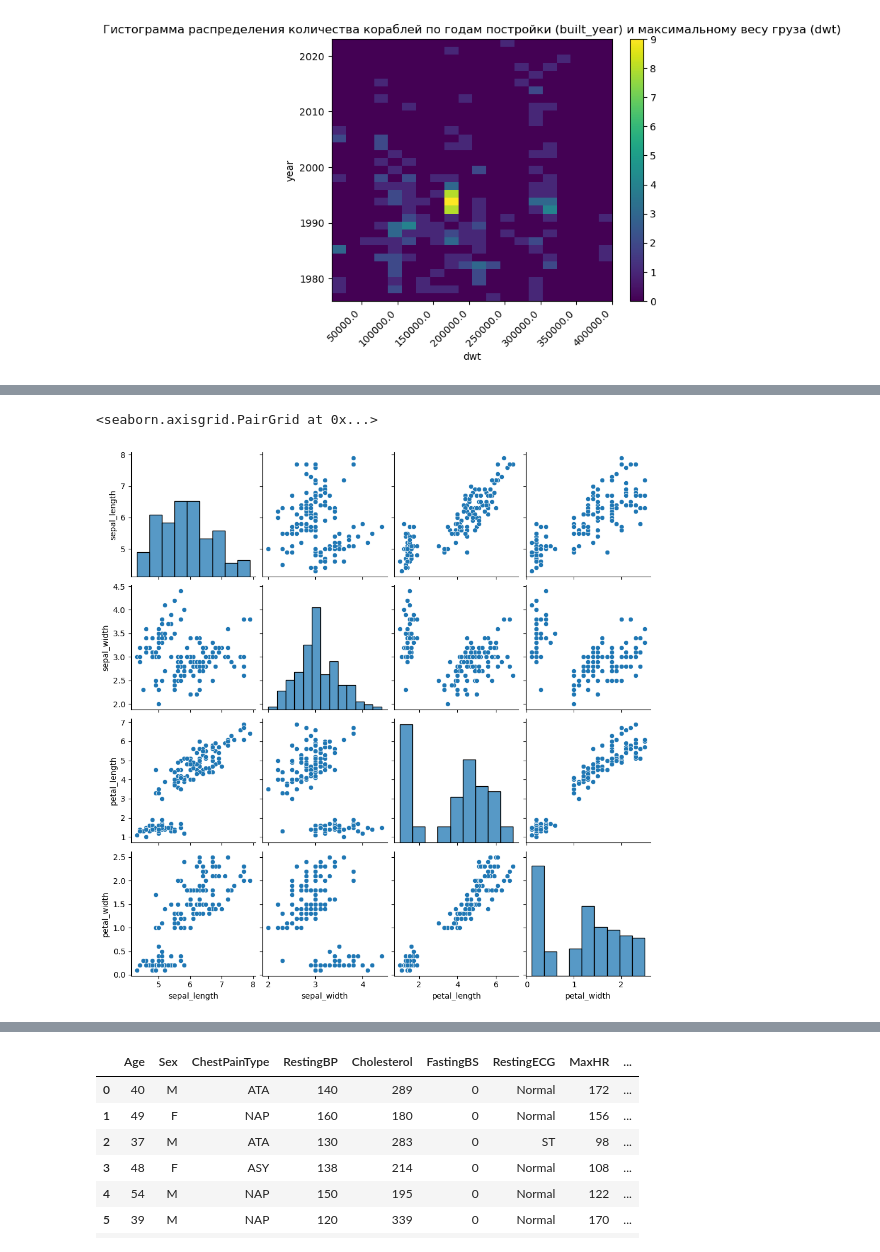
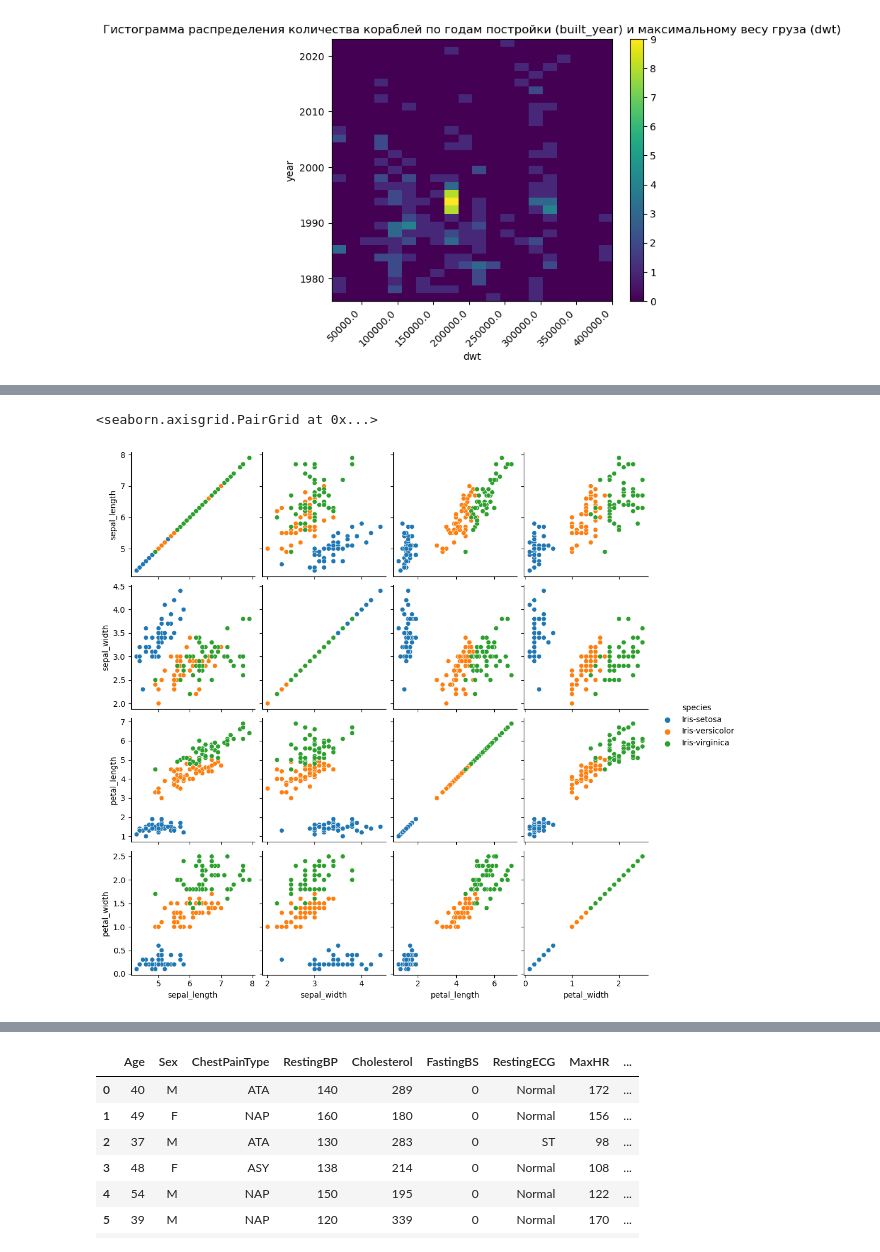
Before and after one commit to ArinaFedotova/APL.lab2, a Jupyter notebook: lab2.ipynb, the cells around one changed output, grey strips where cells are left out. Cells and saved outputs as stored; diff of their text form; code cells hidden in the pictures.

```diff
--- a/lab2.ipynb
+++ b/lab2.ipynb
@@ -190,7 +180,7 @@ ds_iris
 # %%
-sns.pairplot(ds_iris)
+sns.pairplot(ds_iris, hue = 'species', diag_kind = None)
 # %% [output]
 <seaborn.axisgrid.PairGrid at 0x...>
-[figure, old version]
+[figure, new version]
 # %%
 headers = list(ds_iris.columns.values)
```
Also changed, not shown: parts of 20 cells of this notebook.
